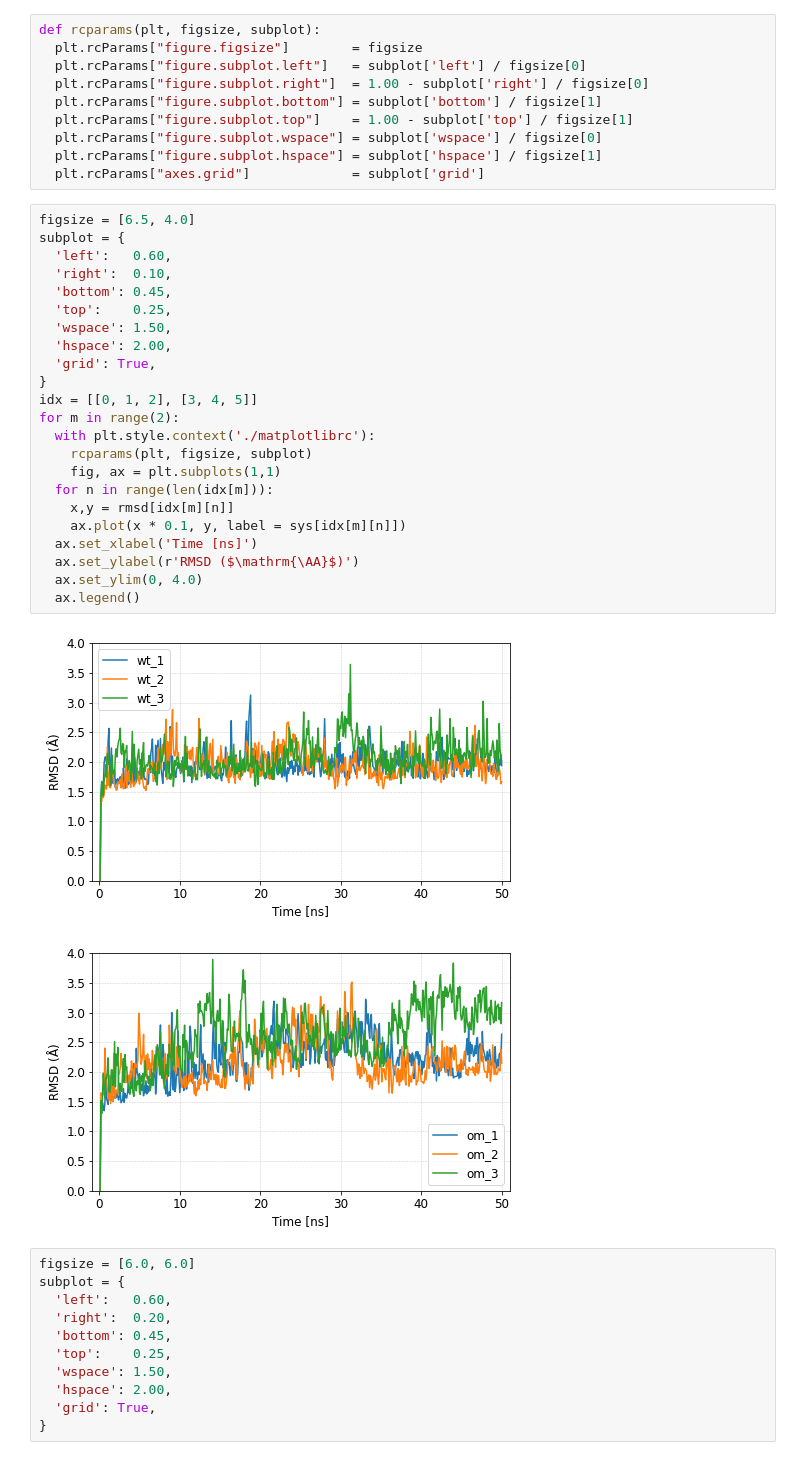
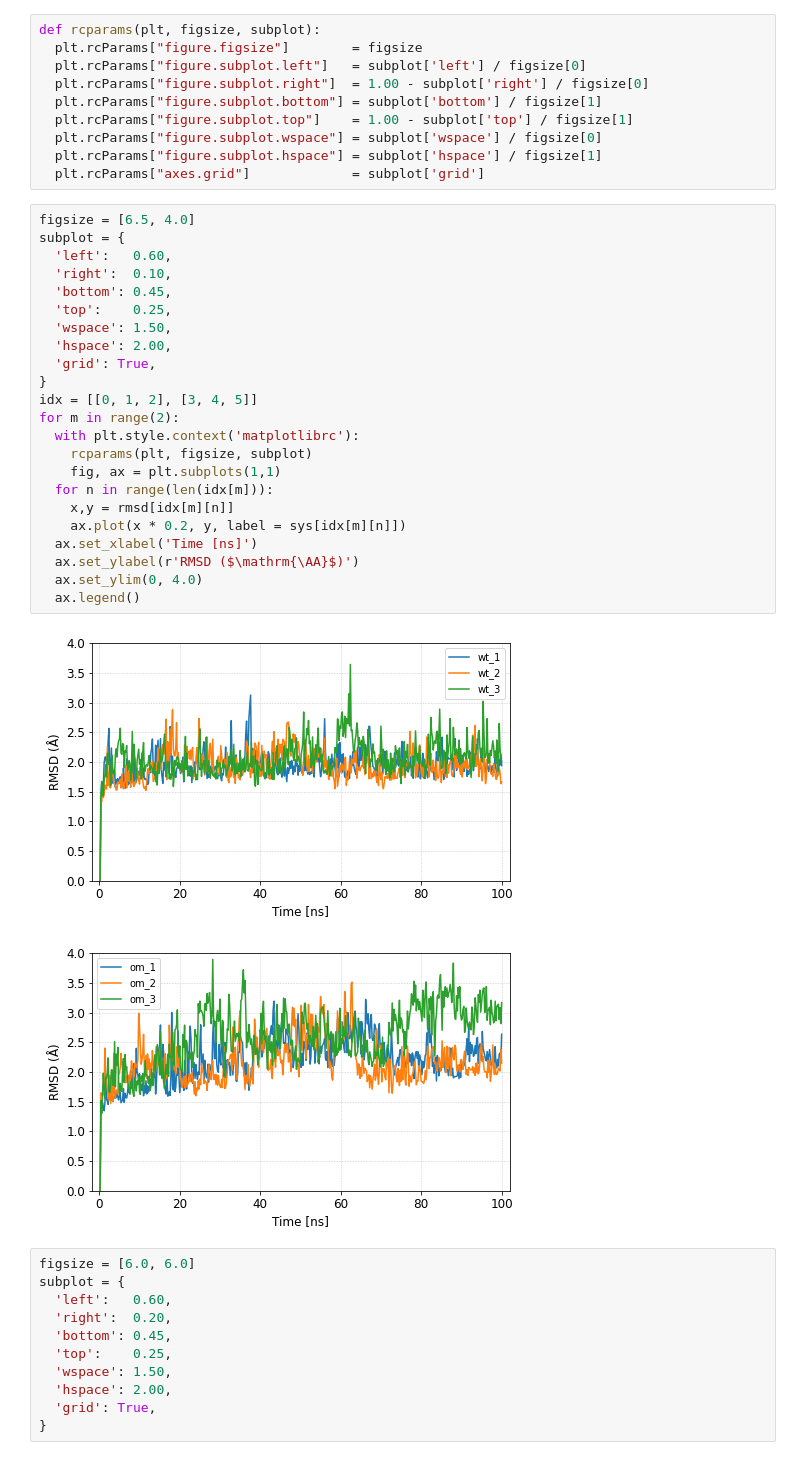
Before and after one commit to yamnor/rbd-ace2-drin, a Jupyter notebook: rms.ipynb, the cells around one changed output. Cells and saved outputs as stored; diff of their text form.

```diff
--- a/rms.ipynb
+++ b/rms.ipynb
@@ -39,29 +39,29 @@ def rcparams(plt, figsize, subplot):
 # %%
 figsize = [6.5, 4.0]
 subplot = {
   'left':   0.60,
   'right':  0.10,
   'bottom': 0.45,
   'top':    0.25,
   'wspace': 1.50,
   'hspace': 2.00,
   'grid': True,
 }
 idx = [[0, 1, 2], [3, 4, 5]]
 for m in range(2):
-  with plt.style.context('./matplotlibrc'):
+  with plt.style.context('matplotlibrc'):
     rcparams(plt, figsize, subplot)
     fig, ax = plt.subplots(1,1)
   for n in range(len(idx[m])):
     x,y = rmsd[idx[m][n]]
-    ax.plot(x * 0.1, y, label = sys[idx[m][n]])
+    ax.plot(x * 0.2, y, label = sys[idx[m][n]])
   ax.set_xlabel('Time [ns]')
   ax.set_ylabel(r'RMSD ($\mathrm{\AA}$)')
   ax.set_ylim(0, 4.0)
   ax.legend()
 # %% [output]
-[figure, old version]
+[figure, new version]
-[figure, old version]
+[figure, new version]
 # %%
 figsize = [6.0, 6.0]
 subplot = {
```
